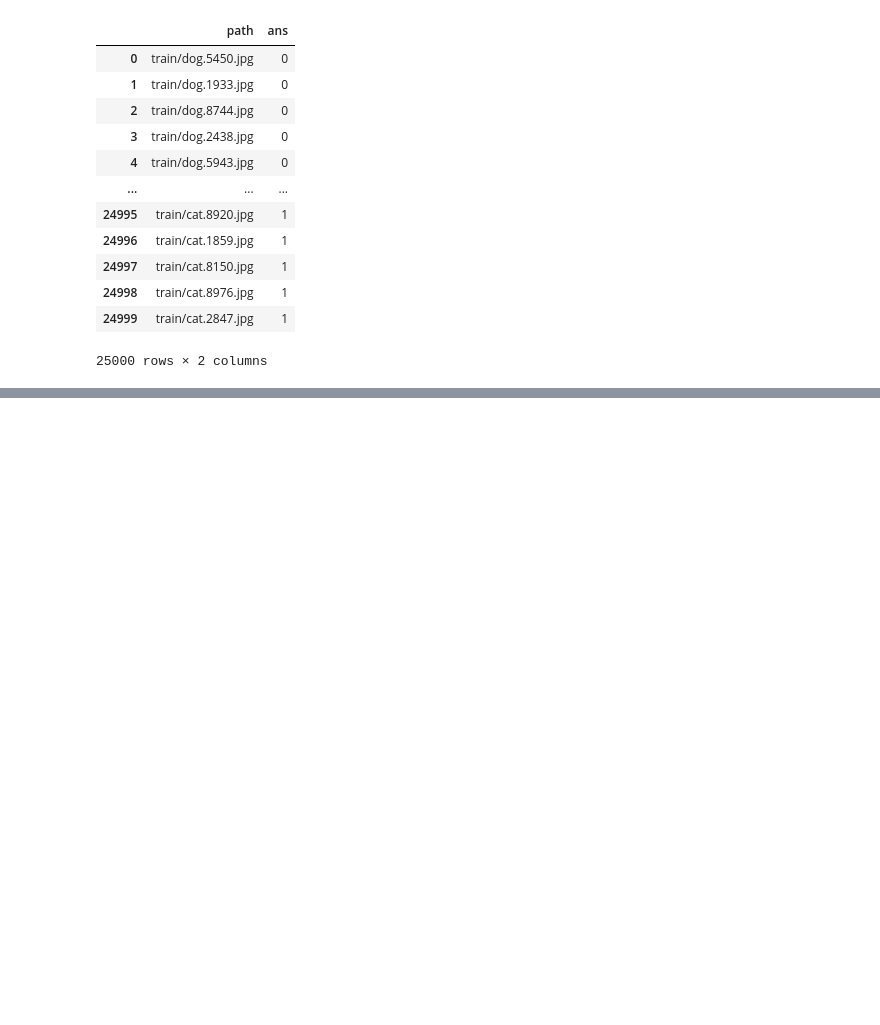
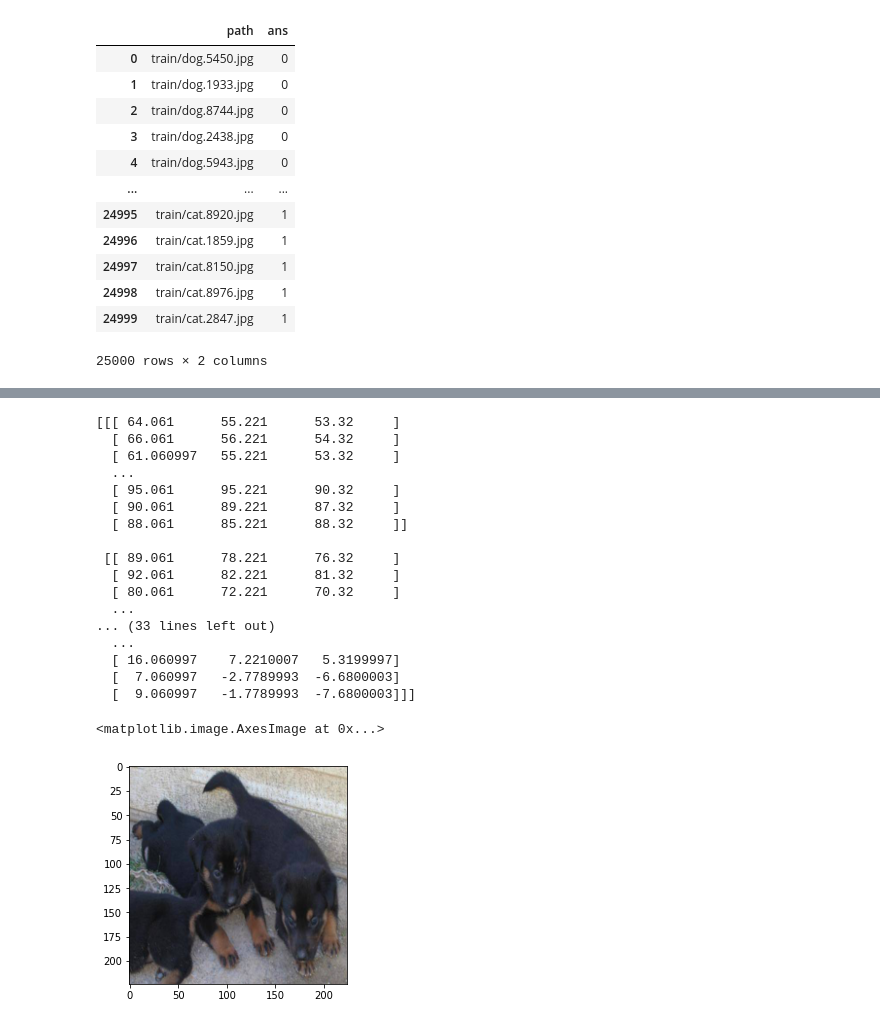
Before and after one commit to Elwing-Chou/tibaml0922, a Jupyter notebook: transfer.ipynb, the cells around one changed output, grey strips where cells are left out. Cells and saved outputs as stored; diff of their text form; code cells hidden in the pictures; blank space fills up the shorter version.

```diff
--- a/transfer.ipynb
+++ b/transfer.ipynb
@@ -65,3 +65,36 @@ from tensorflow.keras.losses import SparseCategoricalCrossentropy
 model.compile(loss=SparseCategoricalCrossentropy(),
               optimizer="adam",
               metrics=["accuracy"])
+# %%
+import random
+import matplotlib.pyplot as plt
+import numpy as np
+from PIL import Image
+
+p = df["path"]
+idx = random.randint(0, len(p)-1)
+img = Image.open(p[idx]).resize((224, 224)).convert("RGB")
+img_np = np.array(img)
+img_np_pre = preprocess_input(img_np)
+print(img_np_pre)
+plt.imshow(img)
+# %% [output]
+[[[ 64.061      55.221      53.32     ]
+  [ 66.061      56.221      54.32     ]
+  [ 61.060997   55.221      53.32     ]
+  ...
+  [ 95.061      95.221      90.32     ]
+  [ 90.061      89.221      87.32     ]
+  [ 88.061      85.221      88.32     ]]
+
+ [[ 89.061      78.221      76.32     ]
+  [ 92.061      82.221      81.32     ]
+  [ 80.061      72.221      70.32     ]
+  ...
+... (33 lines left out)
+  ...
+  [ 16.060997    7.2210007   5.3199997]
+  [  7.060997   -2.7789993  -6.6800003]
+  [  9.060997   -1.7789993  -7.6800003]]]
+<matplotlib.image.AxesImage at 0x...>
+[figure, added]
```
Also changed, not shown: parts of 1 cell of this notebook.
